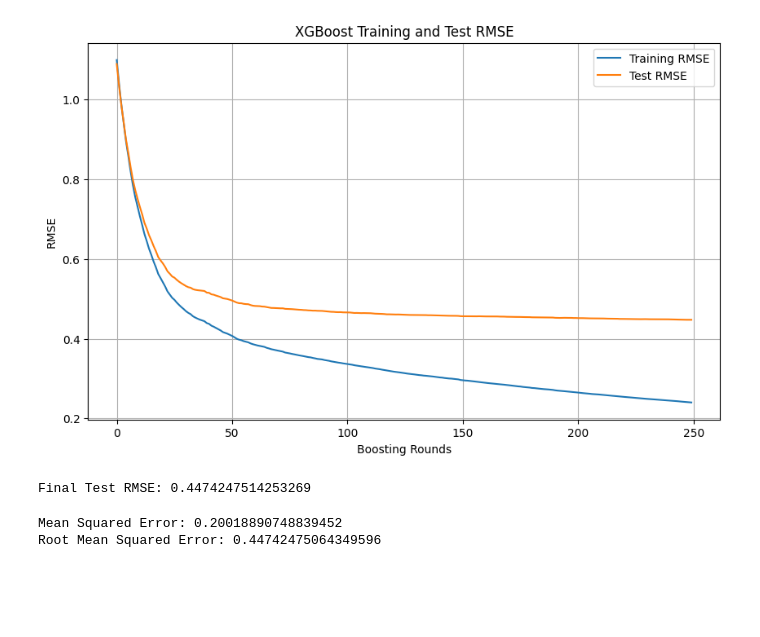
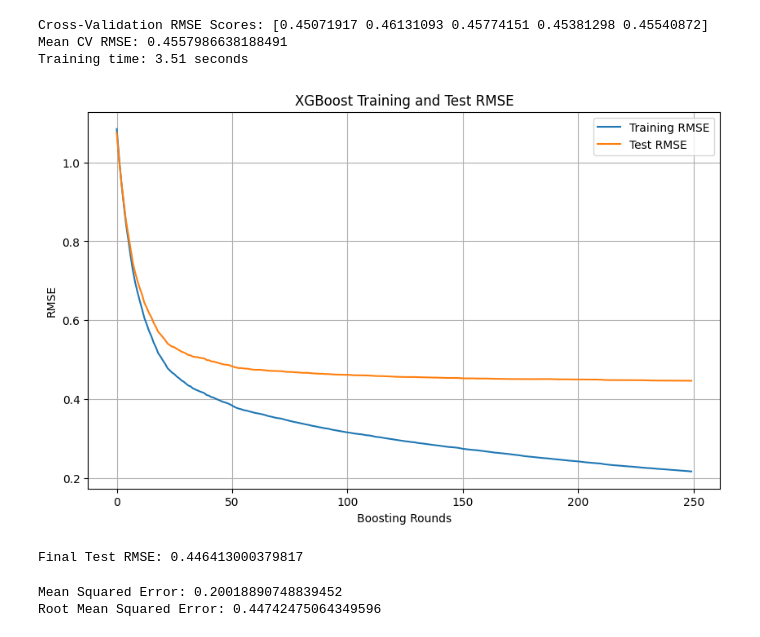
Before and after one commit to thess34/XGB-California-housing, a Jupyter notebook: XGB_Cali_HousePrice.ipynb, the cells around one changed output. Drawn from its saved outputs; the diff is of its cells as text; code cells hidden in the pictures; blank space fills up the shorter version.

Commit message:
cv and n_jobs with time monitoring

```diff
--- a/XGB_Cali_HousePrice.ipynb
+++ b/XGB_Cali_HousePrice.ipynb
@@ -19,35 +21,50 @@ X, y = pd.DataFrame(data.data, columns=data.feature_names), pd.Series(data.targe
 X_train, X_test, y_train, y_test = train_test_split(X, y, test_size=0.2, random_state=42)
 # %%
 # Train XGB model
-model = xgb.XGBRegressor(**config) # uses the ** to unpack the dictionary of the hyperparams
+model = xgb.XGBRegressor(**config) # uses the ** to unpack the dictionary of the hyperparams # n_jobs=-1 uses all CPU cores # -2 uses all but one core
+# if using cv, use n_jobs=-1 there and not above to avoid conflicts or redundant parallelism
+start_time = time()
 model.fit(X_train,
           y_train,
           eval_set=[(X_train, y_train), (X_test, y_test)],
           verbose=False, # T = print each boosting round, F = silent
           )
+cv_scores = cross_val_score(model, X_train, y_train,
+                           cv=5,  # 5-fold cross validation
+                           scoring='neg_mean_squared_error',
+                           n_jobs=-1)  # Use all available cores
+cv_rmse_scores = (-cv_scores) ** 0.5
+print(f"Cross-Validation RMSE Scores: {cv_rmse_scores}")
+print(f"Mean CV RMSE: {cv_rmse_scores.mean()}")
 
 # Training history
 evals = model.evals_result()
 train_rmse = evals['validation_0']['rmse']
 test_rmse = evals['validation_1']['rmse']
+
+end_time = time()
+print(f"Training time: {end_time - start_time:.2f} seconds")
 
 # Plot training and evaluation RMSE
 import matplotlib.pyplot as plt
 plt.figure(figsize=(10, 6))
 plt.plot(train_rmse, label='Training RMSE')
 plt.plot(test_rmse, label='Test RMSE')
 plt.xlabel('Boosting Rounds')
 plt.ylabel('RMSE')
 plt.title('XGBoost Training and Test RMSE')
 plt.legend()
 plt.grid()
 plt.show()
 
 final_test_rmse = test_rmse[-1]
 print(f"Final Test RMSE: {final_test_rmse}")
 # %% [output]
+Cross-Validation RMSE Scores: [0.45071917 0.46131093 0.45774151 0.45381298 0.45540872]
+Mean CV RMSE: 0.4557986638188491
+Training time: 3.51 seconds
-[figure, old version]
+[figure, new version]
-Final Test RMSE: 0.4474247514253269
+Final Test RMSE: 0.446413000379817
 # %%
 # Predict and Evaluate
 # Confirm I calculated metrics correctly in code block above
```
Also changed, not shown: parts of 1 cell of this notebook.
